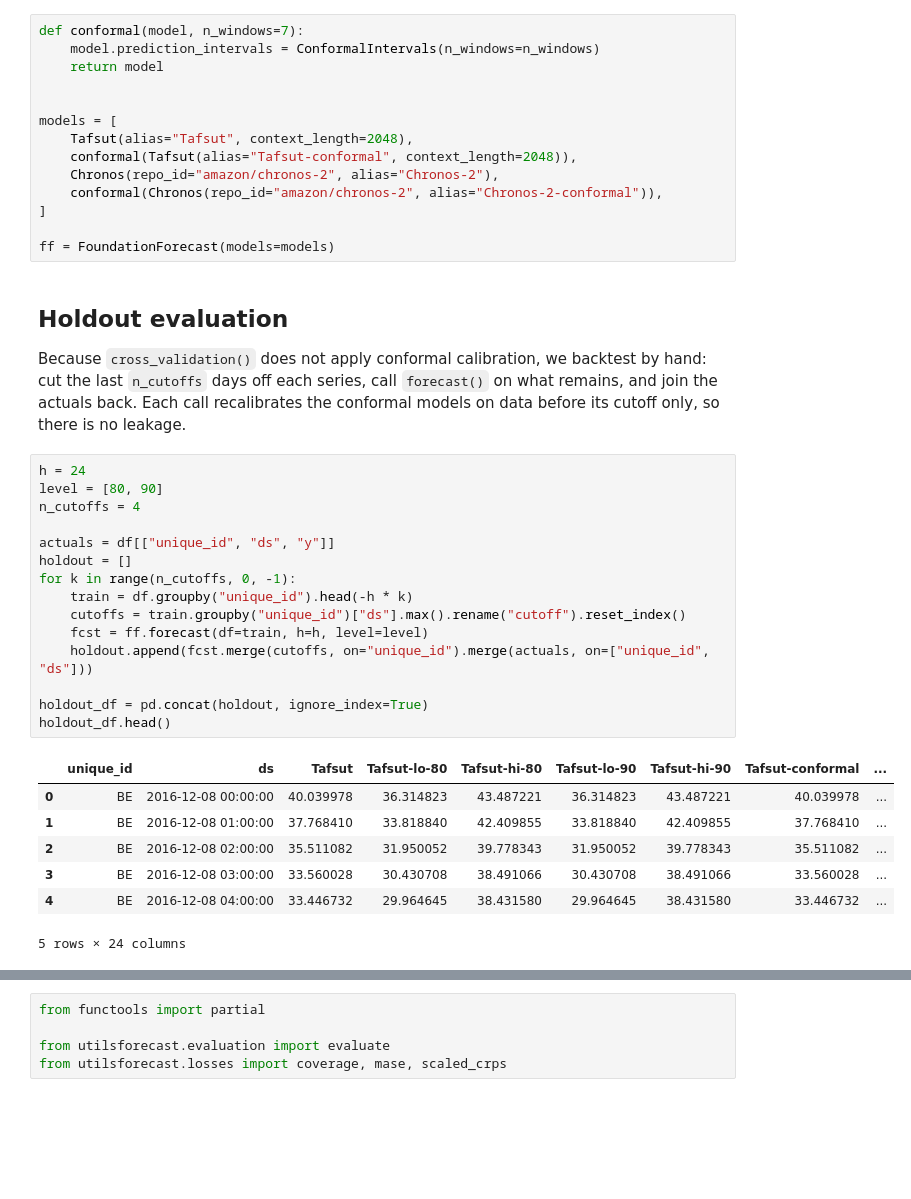
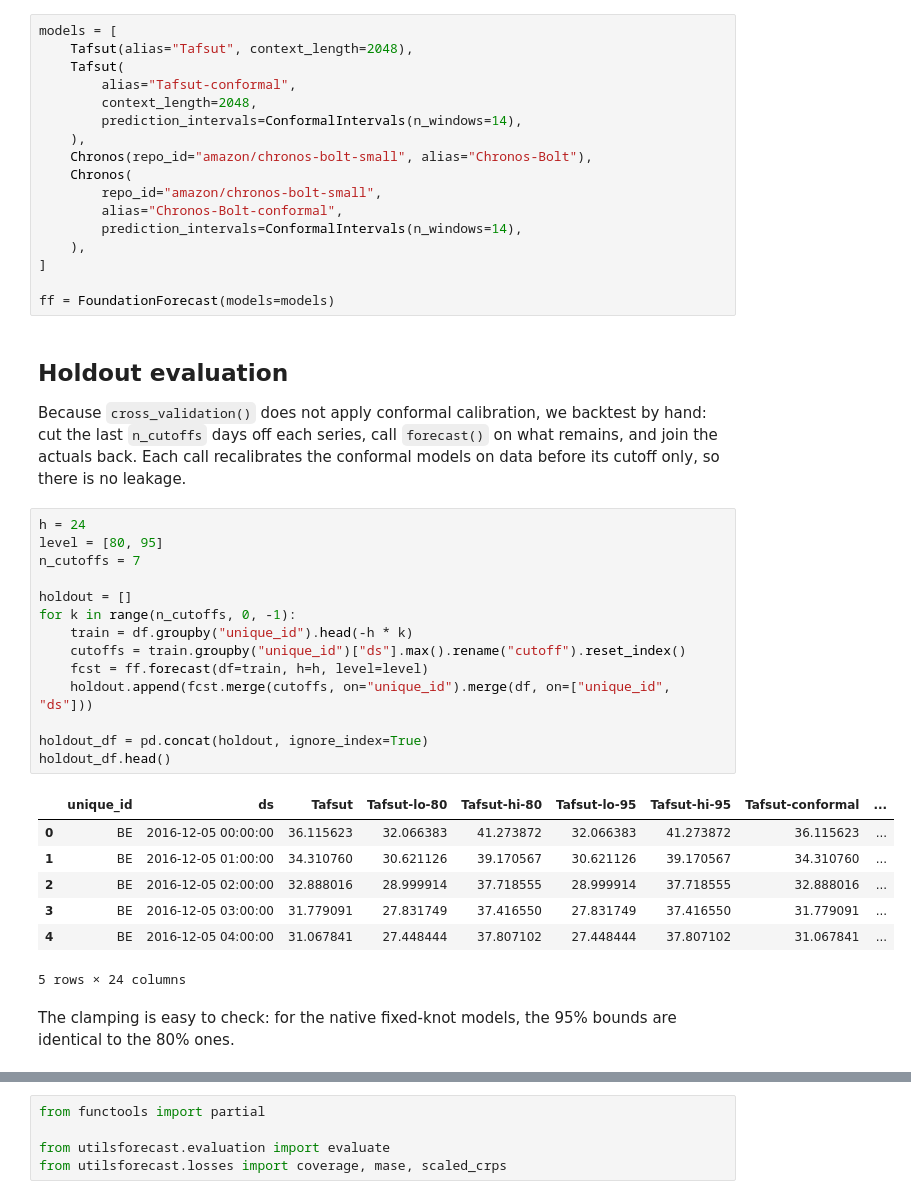
Before and after one commit to TimeCopilot/foundationforecast, a Jupyter notebook: docs/examples/conformal-prediction.ipynb, the cells around one changed output, grey strips where cells are left out. Cells and saved outputs as stored; diff of their text form; blank space fills up the shorter version.

```diff
--- a/docs/examples/conformal-prediction.ipynb
+++ b/docs/examples/conformal-prediction.ipynb
@@ -79,14 +107,17 @@ give smoother interval estimates at the cost of more forecasts. `h` is taken fro
 # %%
-def conformal(model, n_windows=7):
-    model.prediction_intervals = ConformalIntervals(n_windows=n_windows)
-    return model
-
-
 models = [
     Tafsut(alias="Tafsut", context_length=2048),
-    conformal(Tafsut(alias="Tafsut-conformal", context_length=2048)),
-    Chronos(repo_id="amazon/chronos-2", alias="Chronos-2"),
-    conformal(Chronos(repo_id="amazon/chronos-2", alias="Chronos-2-conformal")),
+    Tafsut(
+        alias="Tafsut-conformal",
+        context_length=2048,
+        prediction_intervals=ConformalIntervals(n_windows=14),
+    ),
+    Chronos(repo_id="amazon/chronos-bolt-small", alias="Chronos-Bolt"),
+    Chronos(
+        repo_id="amazon/chronos-bolt-small",
+        alias="Chronos-Bolt-conformal",
+        prediction_intervals=ConformalIntervals(n_windows=14),
+    ),
 ]
 
 ff = FoundationForecast(models=models)
@@ -98,24 +129,25 @@ Because `cross_validation()` does not apply conformal calibration, we backtest b
 recalibrates the conformal models on data before its cutoff only, so there is no leakage.
 # %%
 h = 24
-level = [80, 90]
-n_cutoffs = 4
+level = [80, 95]
+n_cutoffs = 7
 
-actuals = df[["unique_id", "ds", "y"]]
 holdout = []
 for k in range(n_cutoffs, 0, -1):
     train = df.groupby("unique_id").head(-h * k)
     cutoffs = train.groupby("unique_id")["ds"].max().rename("cutoff").reset_index()
     fcst = ff.forecast(df=train, h=h, level=level)
-    holdout.append(fcst.merge(cutoffs, on="unique_id").merge(actuals, on=["unique_id", "ds"]))
+    holdout.append(fcst.merge(cutoffs, on="unique_id").merge(df, on=["unique_id", "ds"]))
 
 holdout_df = pd.concat(holdout, ignore_index=True)
 holdout_df.head()
 # %% [output]
-|  | unique_id | ds | Tafsut | Tafsut-lo-80 | Tafsut-hi-80 | Tafsut-lo-90 | Tafsut-hi-90 | Tafsut-conformal | ... |
-| 0 | BE | 2016-12-08 00:00:00 | 40.039978 | 36.314823 | 43.487221 | 36.314823 | 43.487221 | 40.039978 | ... |
-| 1 | BE | 2016-12-08 01:00:00 | 37.768410 | 33.818840 | 42.409855 | 33.818840 | 42.409855 | 37.768410 | ... |
-| 2 | BE | 2016-12-08 02:00:00 | 35.511082 | 31.950052 | 39.778343 | 31.950052 | 39.778343 | 35.511082 | ... |
-| 3 | BE | 2016-12-08 03:00:00 | 33.560028 | 30.430708 | 38.491066 | 30.430708 | 38.491066 | 33.560028 | ... |
-| 4 | BE | 2016-12-08 04:00:00 | 33.446732 | 29.964645 | 38.431580 | 29.964645 | 38.431580 | 33.446732 | ... |
+|  | unique_id | ds | Tafsut | Tafsut-lo-80 | Tafsut-hi-80 | Tafsut-lo-95 | Tafsut-hi-95 | Tafsut-conformal | ... |
+| 0 | BE | 2016-12-05 00:00:00 | 36.115623 | 32.066383 | 41.273872 | 32.066383 | 41.273872 | 36.115623 | ... |
+| 1 | BE | 2016-12-05 01:00:00 | 34.310760 | 30.621126 | 39.170567 | 30.621126 | 39.170567 | 34.310760 | ... |
+| 2 | BE | 2016-12-05 02:00:00 | 32.888016 | 28.999914 | 37.718555 | 28.999914 | 37.718555 | 32.888016 | ... |
+| 3 | BE | 2016-12-05 03:00:00 | 31.779091 | 27.831749 | 37.416550 | 27.831749 | 37.416550 | 31.779091 | ... |
+| 4 | BE | 2016-12-05 04:00:00 | 31.067841 | 27.448444 | 37.807102 | 27.448444 | 37.807102 | 31.067841 | ... |
 5 rows × 24 columns
+# %% [markdown]
+The clamping is easy to check: for the native fixed-knot models, the 95% bounds are identical to the 80% ones.
```
Also changed, not shown: parts of 17 cells of this notebook, 3 other files.
